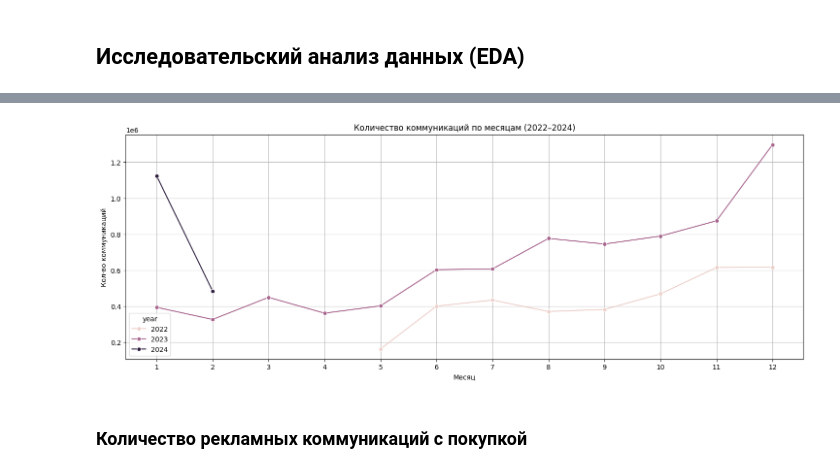
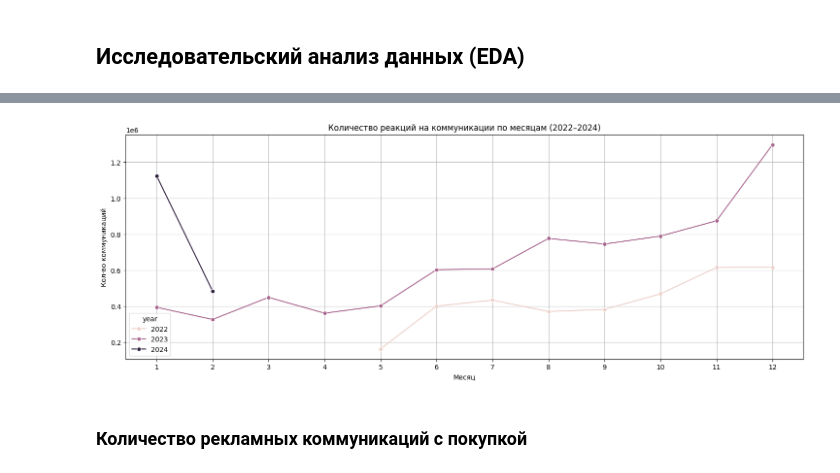
Before and after one commit to dmitriysukhov/MarketingProject, a Jupyter notebook: MarketingModel.ipynb, the cells around one changed output, grey strips where cells are left out. Cells and saved outputs as stored; diff of their text form; code cells hidden in the pictures.

```diff
--- a/MarketingModel.ipynb
+++ b/MarketingModel.ipynb
@@ -348,27 +346,27 @@ plt.show()
 # %%
 df_messages['year'] = df_messages['date'].dt.year
 df_messages['month'] = df_messages['date'].dt.month
 
 monthly_messages = df_messages.groupby(['year', 'month'], observed=True)['message_id'].size().reset_index(name='messages_count')
 
 plt.figure(figsize=(18, 6))
 
 sns.lineplot(
     data=monthly_messages,
     x='month',
     y='messages_count',
     hue='year',
     marker='o'
 )
 
 plt.xticks(range(1, 13))
 plt.xlabel('Месяц')
 plt.ylabel('Кол-во коммуникаций')
-plt.title('Количество коммуникаций по месяцам (2022–2024)')
+plt.title('Количество реакций на коммуникации по месяцам (2022–2024)')
 plt.grid(True)
 plt.show()
 # %% [output]
-[figure, old version]
+[figure, new version]
 # %% [markdown]
 ### Количество рекламных коммуникаций с покупкой
 # %%
```
Also changed, not shown: parts of 30 cells of this notebook.
